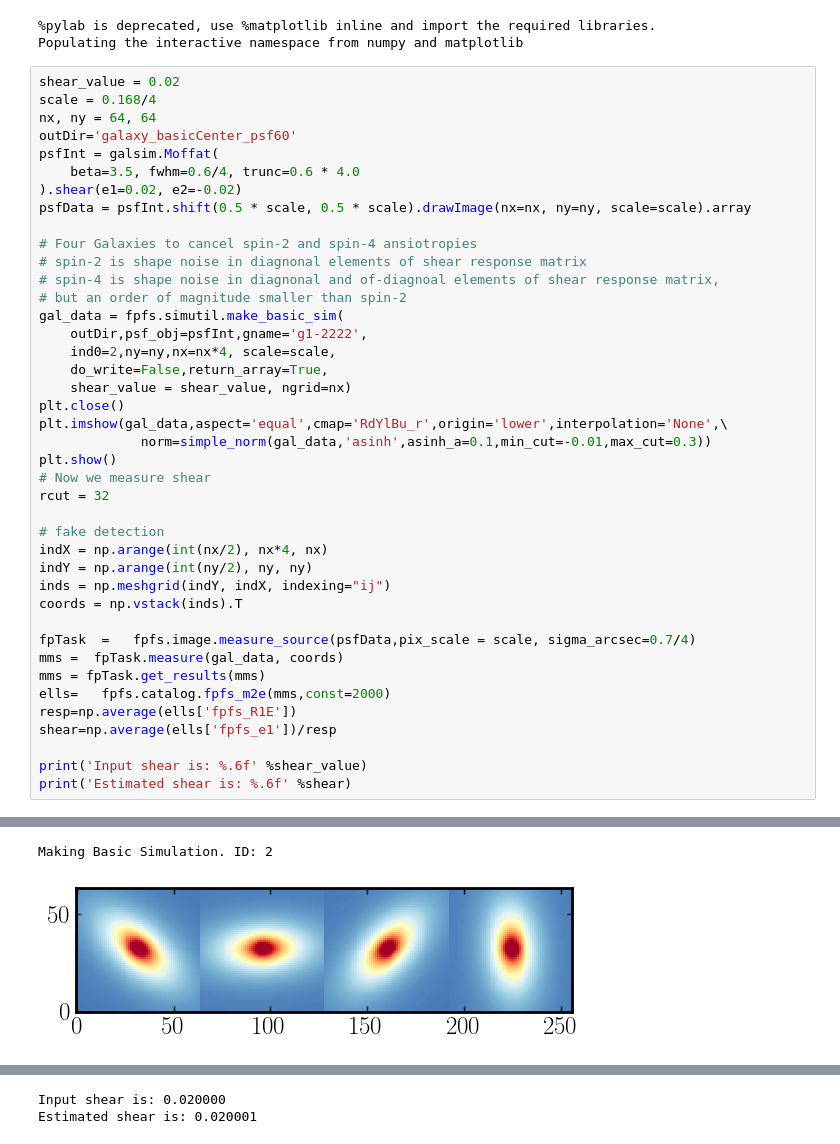
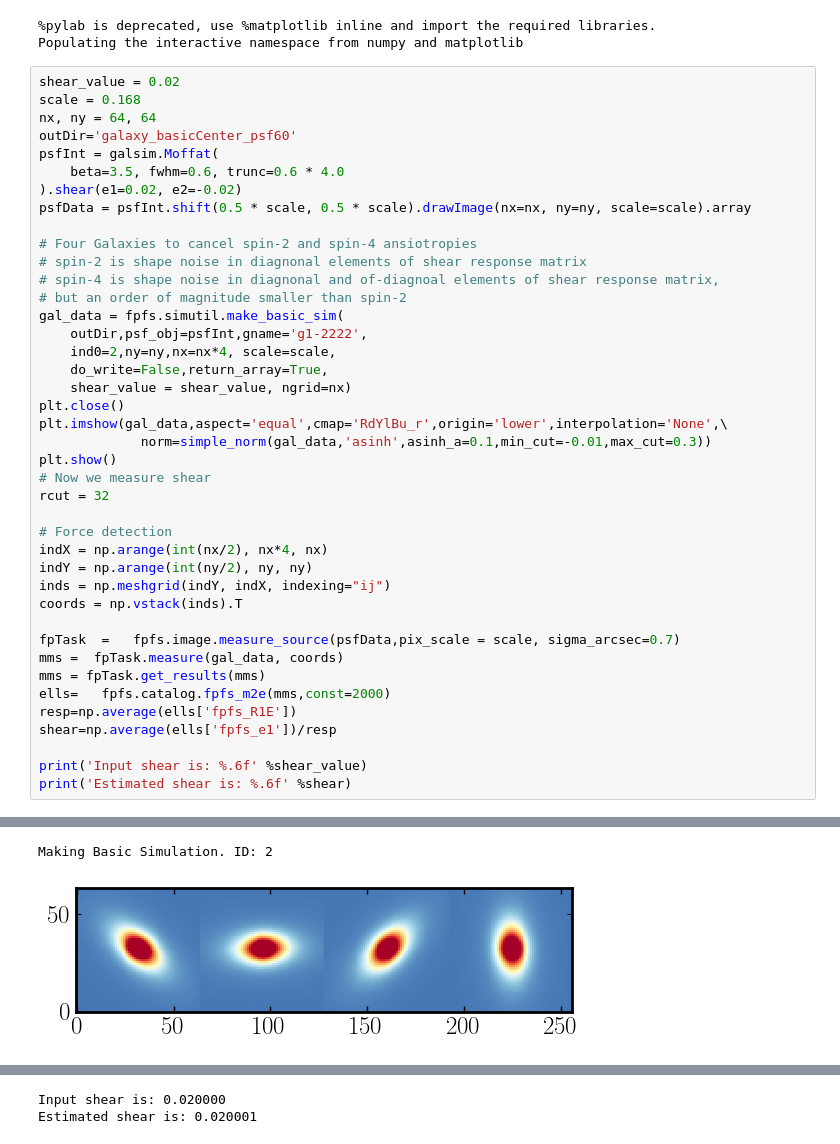
Before and after one commit to mr-superonion/FPFS, a Jupyter notebook: docs/examples/notebooks/3_measure_shear.ipynb, the cells around one changed output, grey strips where cells are left out. Saved outputs shown, nothing was run; the diff lists cells and outputs as text.

```diff
--- a/docs/examples/notebooks/3_measure_shear.ipynb
+++ b/docs/examples/notebooks/3_measure_shear.ipynb
@@ -12,11 +12,11 @@ from mpl_toolkits.axes_grid1 import ImageGrid
 Populating the interactive namespace from numpy and matplotlib
 # %%
 shear_value = 0.02
-scale = 0.168/4
+scale = 0.168
 nx, ny = 64, 64
 outDir='galaxy_basicCenter_psf60'
 psfInt = galsim.Moffat(
-    beta=3.5, fwhm=0.6/4, trunc=0.6 * 4.0
+    beta=3.5, fwhm=0.6, trunc=0.6 * 4.0
 ).shear(e1=0.02, e2=-0.02)
 psfData = psfInt.shift(0.5 * scale, 0.5 * scale).drawImage(nx=nx, ny=ny, scale=scale).array
 
@@ -36,13 +36,13 @@ plt.show()
 # Now we measure shear
 rcut = 32
 
-# fake detection
+# Force detection
 indX = np.arange(int(nx/2), nx*4, nx)
 indY = np.arange(int(ny/2), ny, ny)
 inds = np.meshgrid(indY, indX, indexing="ij")
 coords = np.vstack(inds).T
 
-fpTask  =   fpfs.image.measure_source(psfData,pix_scale = scale, sigma_arcsec=0.7/4)
+fpTask  =   fpfs.image.measure_source(psfData,pix_scale = scale, sigma_arcsec=0.7)
 mms =  fpTask.measure(gal_data, coords)
 mms = fpTask.get_results(mms)
 ells=   fpfs.catalog.fpfs_m2e(mms,const=2000)
@@ -56,2 +56,2 @@ print('Estimated shear is: %.6f' %shear)
 Making Basic Simulation. ID: 2
-[figure, old version]
+[figure, new version]
```
Also changed, not shown: parts of 2 cells of this notebook, 2 other files.
